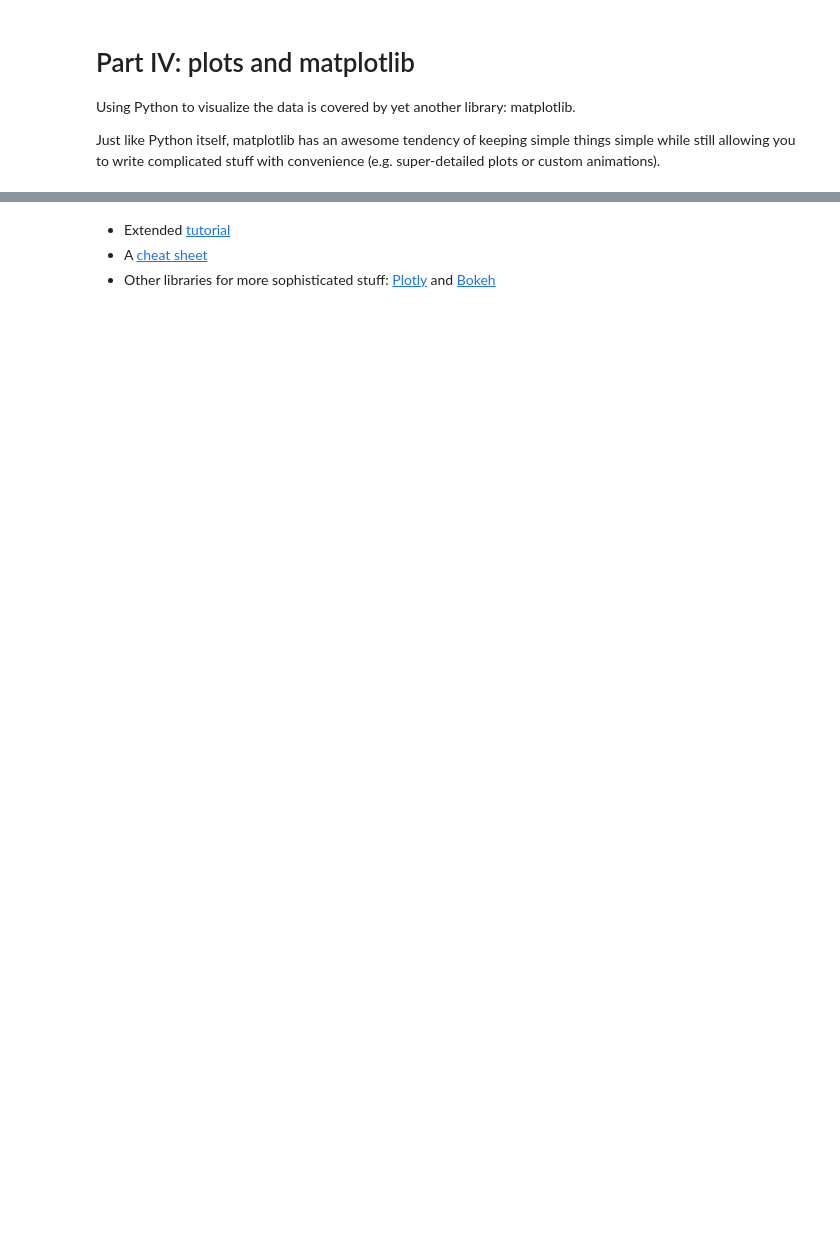
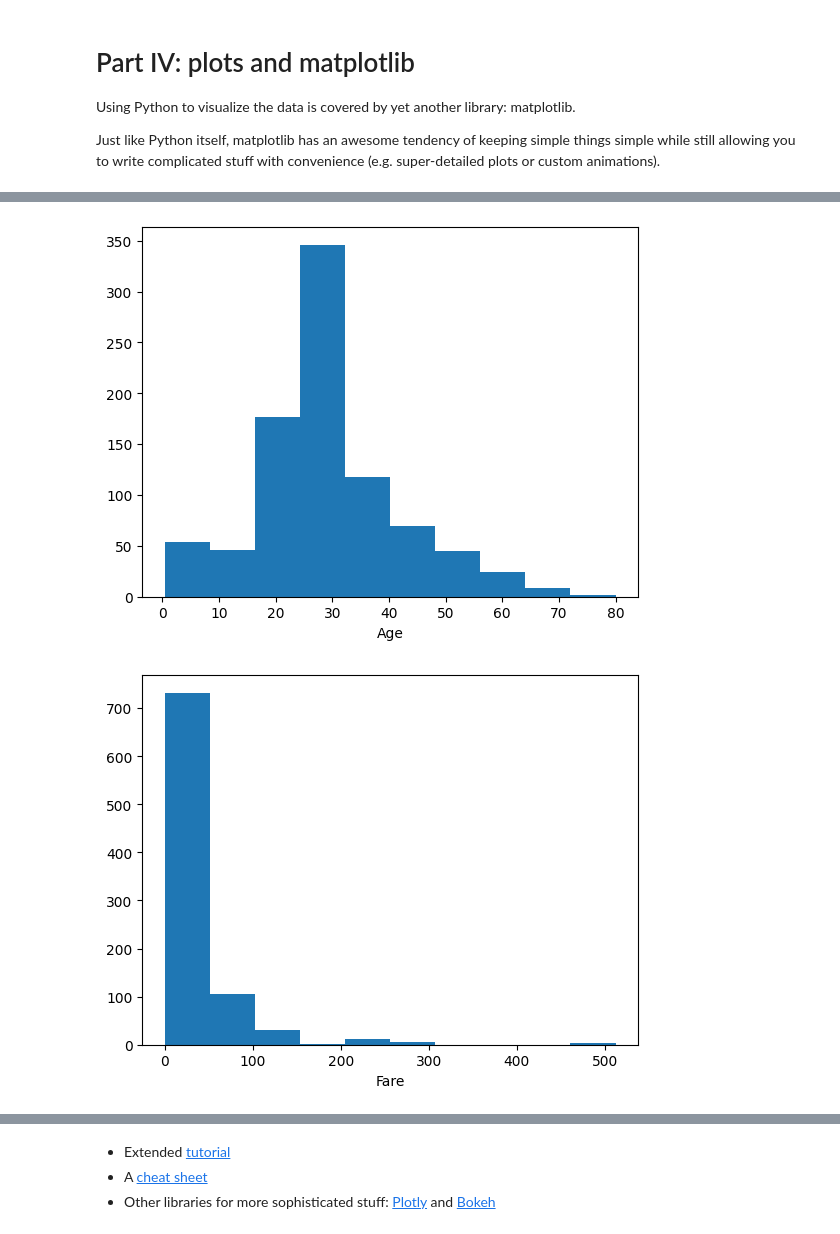
Before and after one commit to Skiftare/Practical_RL_shad, a Jupyter notebook: week01_intro/primer_python_for_ml/recap_ml.ipynb, the cells around one changed output, grey strips where cells are left out. Saved outputs shown, nothing was run; the diff lists cells and outputs as text; code cells hidden in the pictures; blank space fills up the shorter version.

```diff
--- a/week01_intro/primer_python_for_ml/recap_ml.ipynb
+++ b/week01_intro/primer_python_for_ml/recap_ml.ipynb
@@ -500,6 +582,24 @@ plt.hist([0, 1, 1, 1, 2, 2, 3, 3, 3, 3, 3, 4,
 # %%
 # plot a histogram of age and a histogram of ticket fares on separate plots
 
-<YOUR CODE>
+
+plt.hist(data['Age'])
+plt.xlabel("Age")
+plt.show()
 
 # bonus: use tab shift-tab to see if there is a way to draw a 2D histogram of age vs fare.
+plt.hist(data.Fare)
+plt.xlabel("Fare")
+plt.show()
+
+
+
+plt.scatter(data['Age'], data['Fare'])
+plt.xlabel("Age")
+plt.ylabel("Fare")
+plt.show()
+
+# bonus: use tab shift-tab to see if there is a way to draw a 2D histogram of age vs fare.
+# %% [output]
+[figure, added]
+[figure, added]
```
Also changed, not shown: parts of 26 cells of this notebook.
